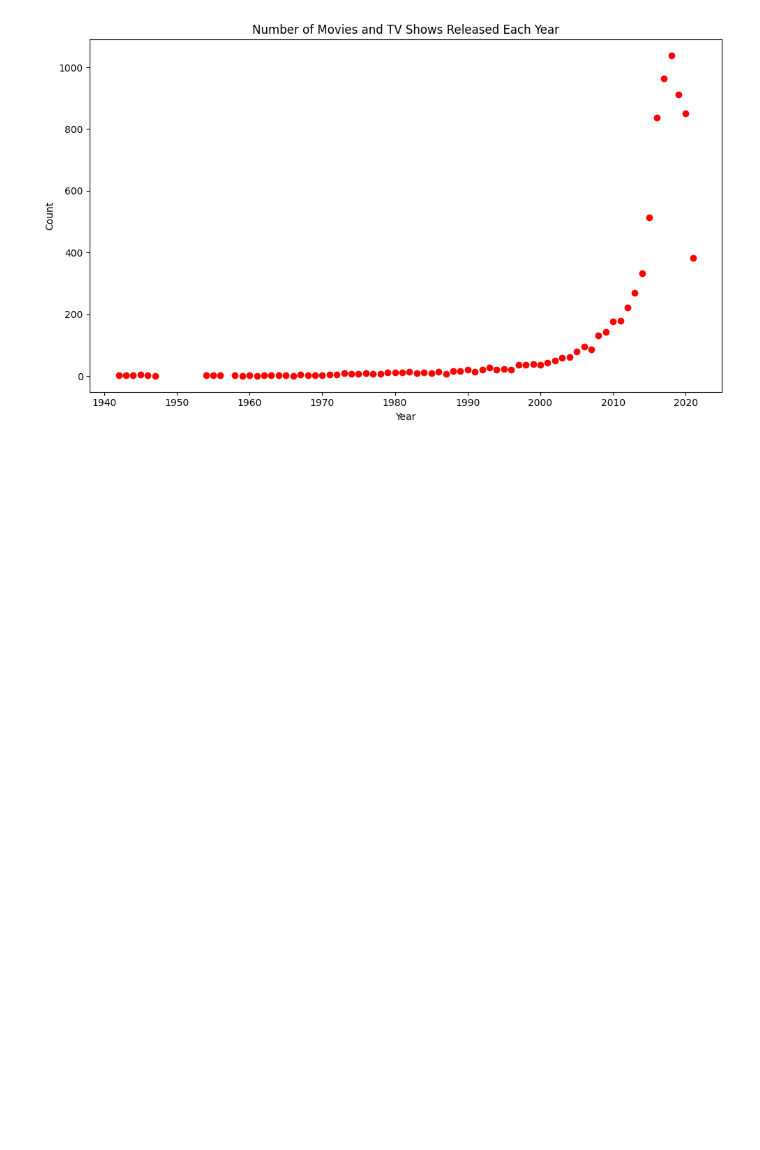
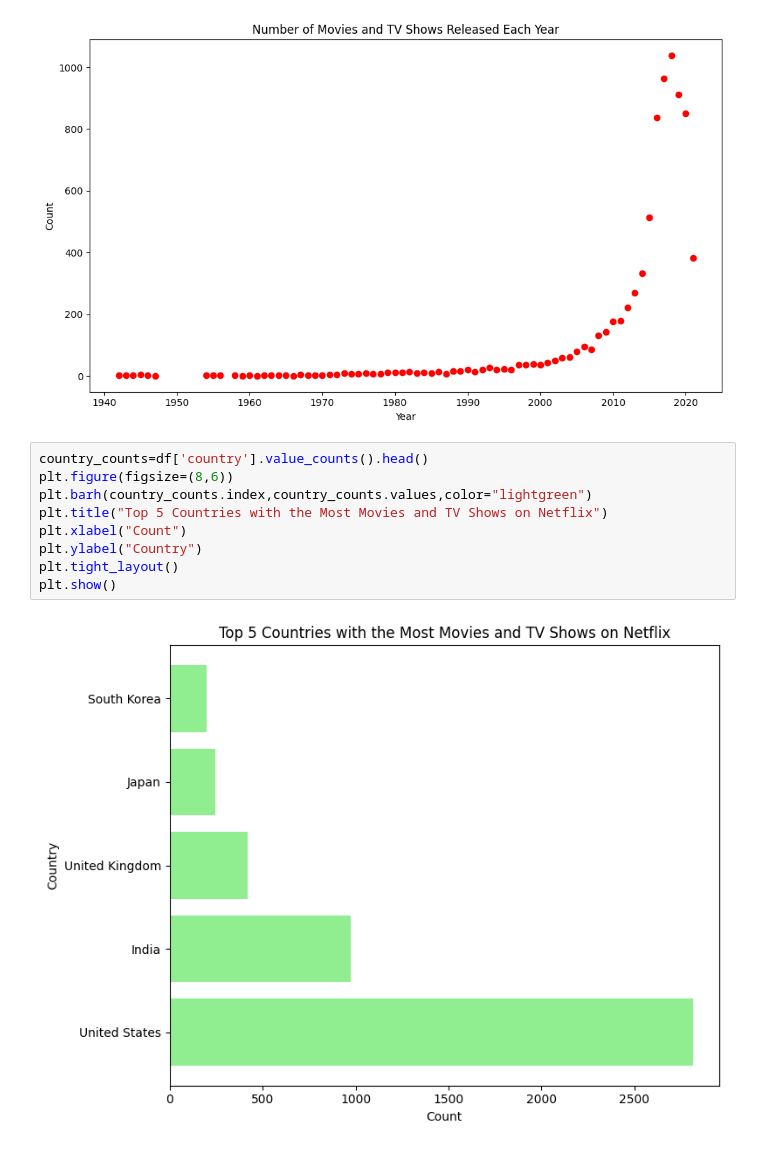
Before and after one commit to hetpatel1812/Netflix-Data-Visualization, a Jupyter notebook: Netflix_Data_Visualization.ipynb, the cells around one changed output. Drawn from its saved outputs; the diff is of its cells as text; blank space fills up the shorter version.

```diff
--- a/Netflix_Data_Visualization.ipynb
+++ b/Netflix_Data_Visualization.ipynb
@@ -40,3 +40,14 @@ plt.tight_layout()
 plt.show()
 # %% [output]
 [figure]
+# %%
+country_counts=df['country'].value_counts().head()
+plt.figure(figsize=(8,6))
+plt.barh(country_counts.index,country_counts.values,color="lightgreen")
+plt.title("Top 5 Countries with the Most Movies and TV Shows on Netflix")
+plt.xlabel("Count")
+plt.ylabel("Country")
+plt.tight_layout()
+plt.show()
+# %% [output]
+[figure, added]
```
Also changed, not shown: parts of 1 cell of this notebook.
